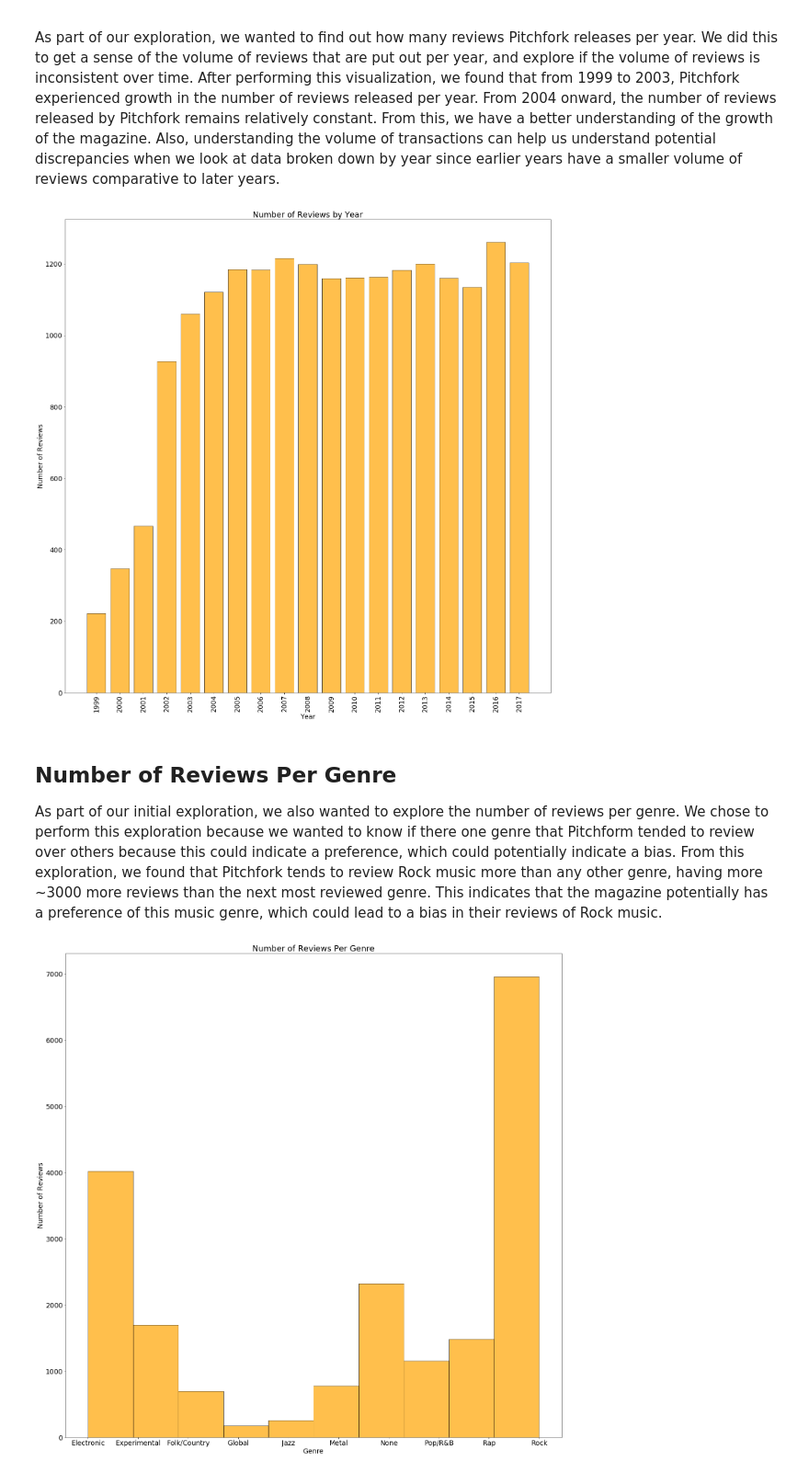
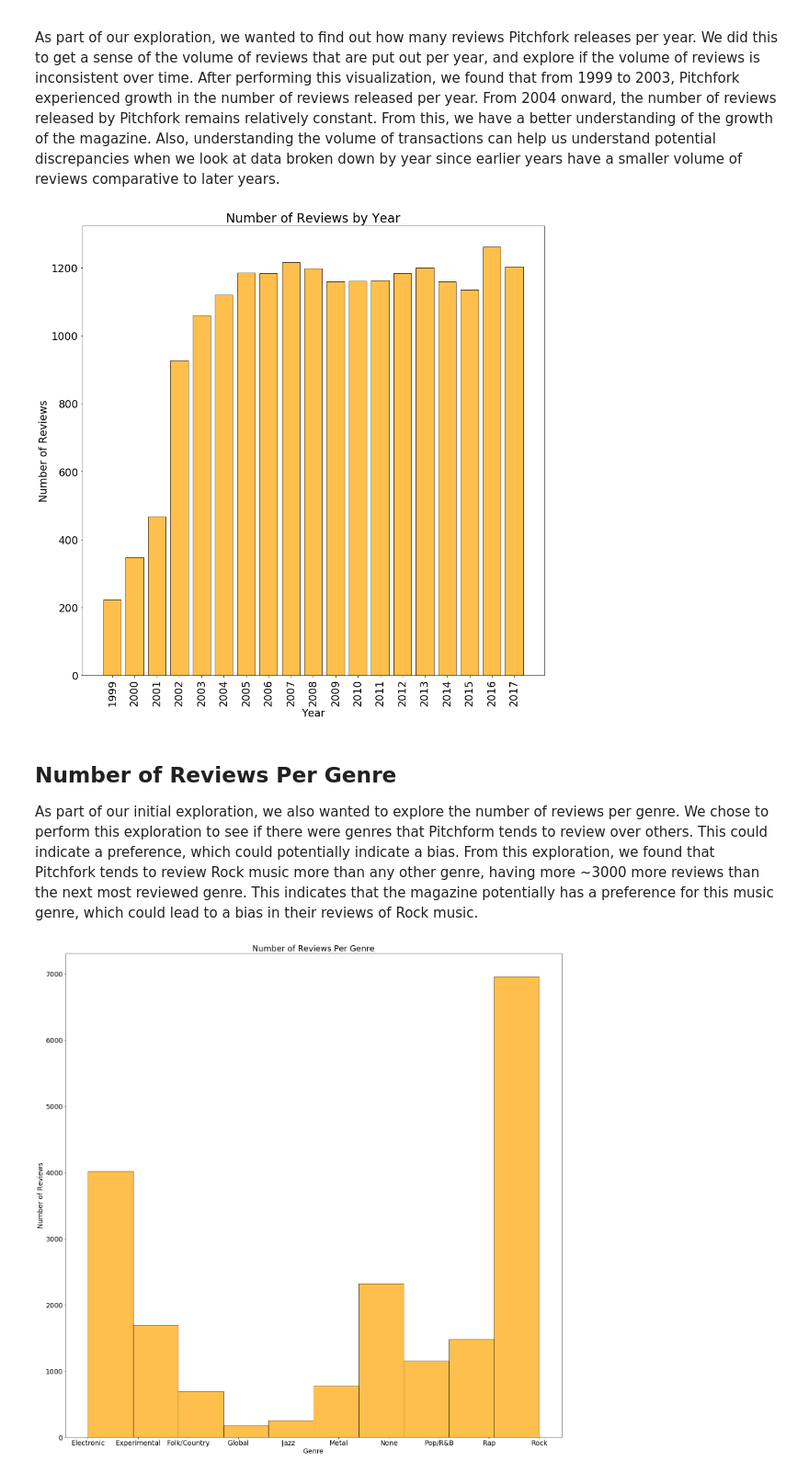
Before and after one commit to abourn/370-final, a Jupyter notebook: pitchfork.ipynb, the cells around one changed output. Shown at 92% size. Saved outputs shown, nothing was run; the diff lists cells and outputs as text; code cells hidden in the pictures.

```diff
--- a/pitchfork.ipynb
+++ b/pitchfork.ipynb
@@ -169,22 +169,22 @@ As part of our exploration, we wanted to find out how many reviews Pitchfork rel
 # %%
 # num reviews per year
 reviews_by_year = data[['review']].groupby(data['date'].dt.year).count()
-plt.figure(figsize=(25, 25))
+plt.figure(figsize=(15, 15))
 plt.rcParams.update({'font.size': 19})
 plt.bar(reviews_by_year.index, reviews_by_year['review'], color='orange', alpha=0.7, edgecolor='black')
 x_labels = range(1999,2018,1)
 plt.xlabel("Year")
 plt.ylabel("Number of Reviews")
 plt.xticks(x_labels)
 plt.title("Number of Reviews by Year")
 locs, labels = plt.xticks()
 plt.setp(labels, rotation=90)
 plt.show()
 # %% [output]
-[figure, old version]
+[figure, new version]
 # %% [markdown]
 ## Number of Reviews Per Genre
-As part of our initial exploration, we also wanted to explore the number of reviews per genre. We chose to perform this exploration because we wanted to know if there one genre that Pitchform tended to review over others because this could indicate a preference, which could potentially indicate a bias. From this exploration, we found that Pitchfork tends to review Rock music more than any other genre, having more ~3000 more reviews than the next most reviewed genre. This indicates that the magazine potentially has a preference of this music genre, which could lead to a bias in their reviews of Rock music.
+As part of our initial exploration, we also wanted to explore the number of reviews per genre. We chose to perform this exploration to see if there were genres that Pitchform tends to review over others. This could indicate a preference, which could potentially indicate a bias. From this exploration, we found that Pitchfork tends to review Rock music more than any other genre, having more ~3000 more reviews than the next most reviewed genre. This indicates that the magazine potentially has a preference for this music genre, which could lead to a bias in their reviews of Rock music.
 # %%
 # number of reviews per genre
 plt.figure(figsize=(25, 25))
```
Also changed, not shown: parts of 13 cells of this notebook.
